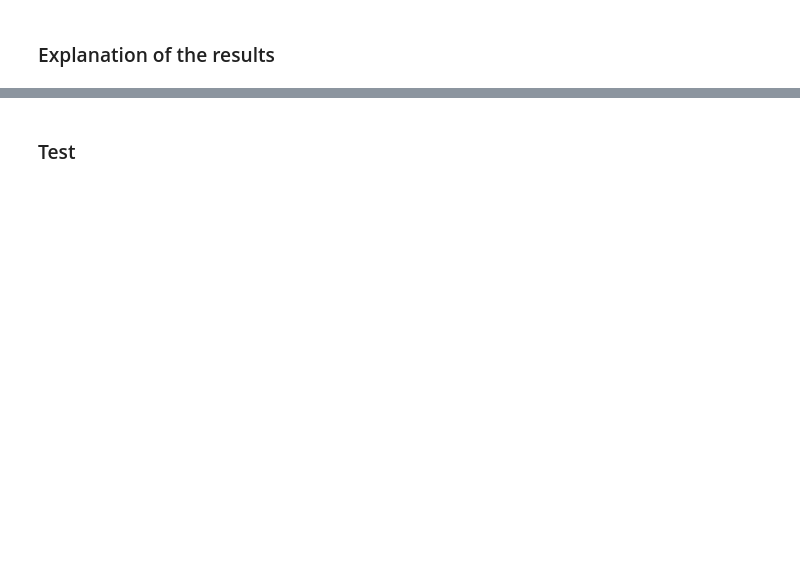
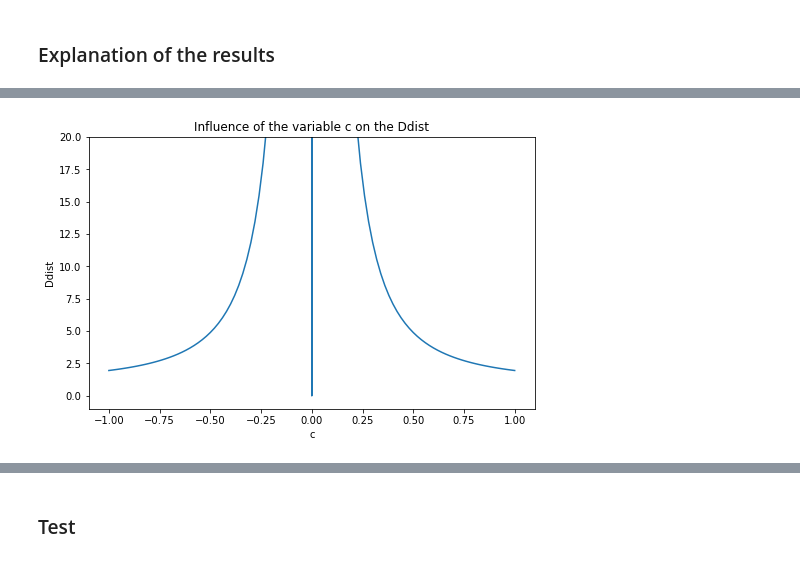
Before and after one commit to Clement-Nicolle/SDD, a Jupyter notebook: Algorithms in Machine Learning/Invariant Risk Minimization-Copy1.ipynb, the cells around one changed output, grey strips where cells are left out. Saved outputs shown, nothing was run; the diff lists cells and outputs as text; code cells hidden in the pictures; blank space fills up the shorter version.

```diff
--- a/Algorithms in Machine Learning/Invariant Risk Minimization-Copy1.ipynb
+++ b/Algorithms in Machine Learning/Invariant Risk Minimization-Copy1.ipynb
@@ -164,0 +210,26 @@ Coefficients for the three regressions are respectively $1, \frac{\sigma^2_e}{\s
+# %%
+# %load question3
+import matplotlib.pyplot as plt
+import numpy as np
+
+X1, X2, Y = sample(sigma=10, n=10000)
+
+Ddist = []
+C =  np.linspace(-1, 1, 101)
+w  = np.array([1,0])
+
+for c in C:
+    X=np.concatenate([X1,X2], axis=1)
+    phi = np.array([[1, 0],
+                   [0, c]])
+    we = regressor(Y, X@phi)
+    Ddist.append(((we-w)@(we-w).T).sum())
+plt.figure(figsize=(8,5))
+plt.ylim(-1, 20)
+plt.plot(C, Ddist)
+plt.ylabel('Ddist')
+plt.xlabel('c')
+plt.title('Influence of the variable c on the Ddist')
+plt.show()
+# %% [output]
+[figure, added]
```
Also changed, not shown: parts of 83 cells of this notebook, 2 other files.
